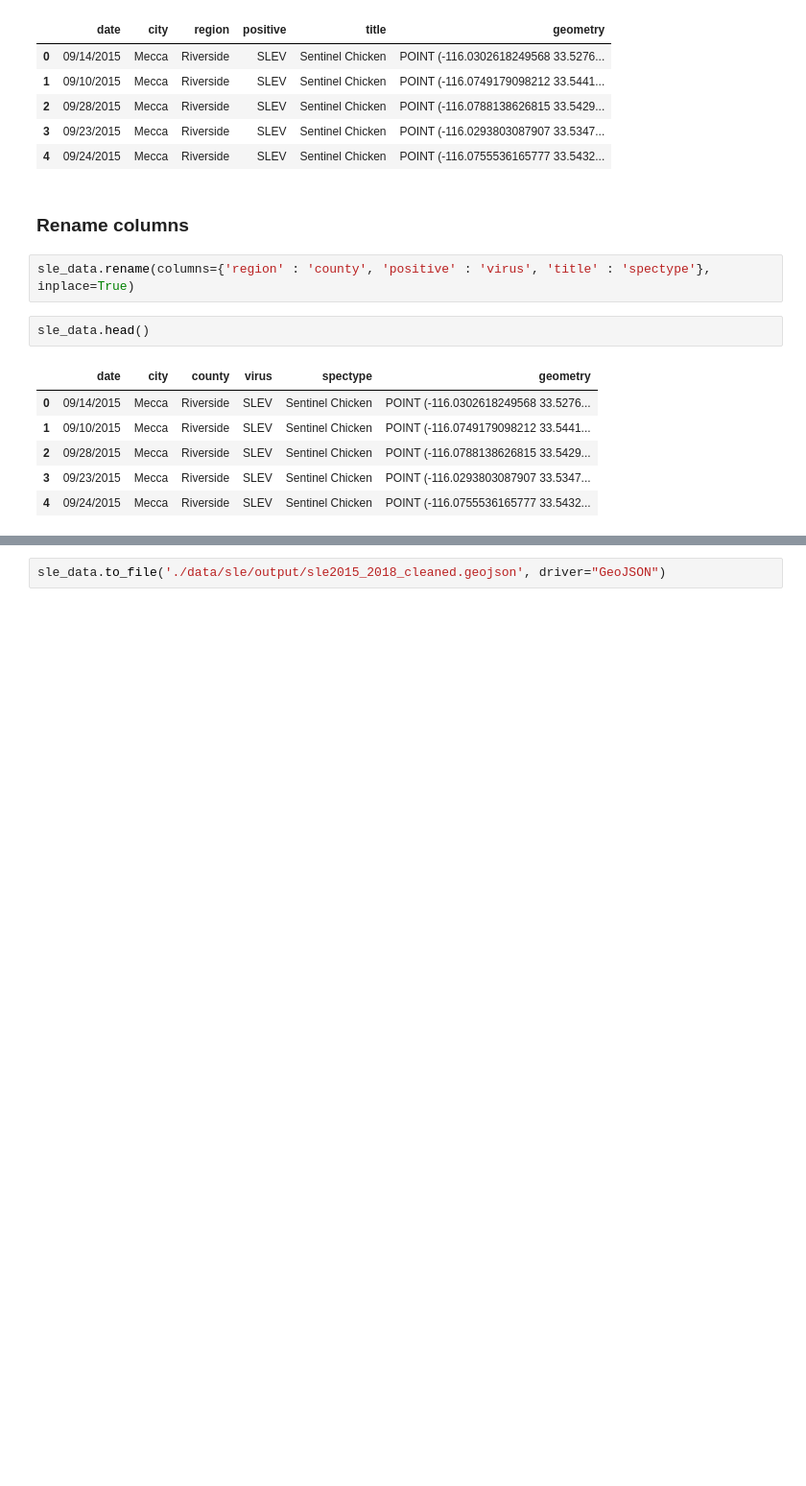
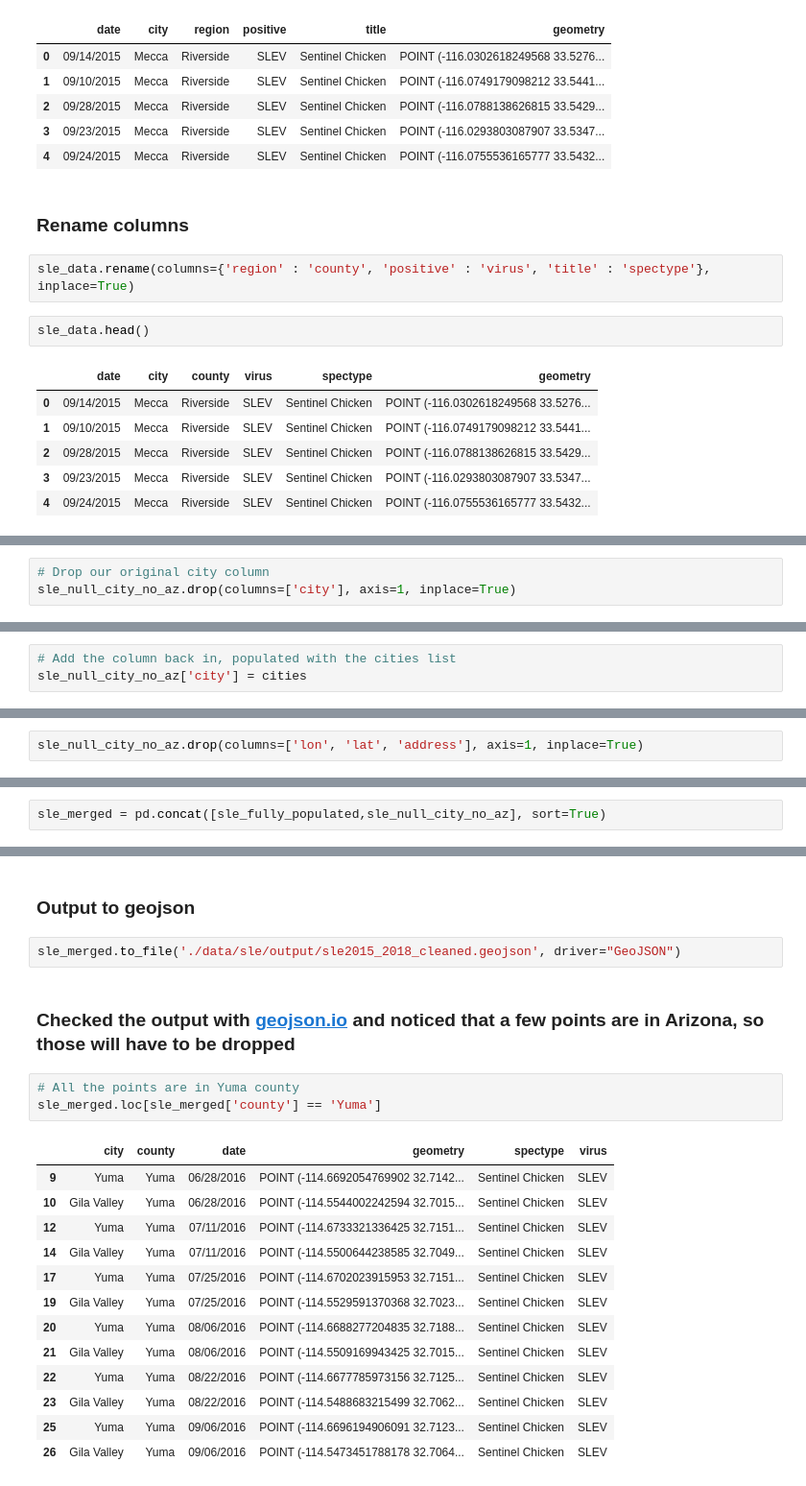
Before and after one commit to bazini627/nmpFinalProject, a Jupyter notebook: sleDataCleanup.ipynb, the cells around one changed output, grey strips where cells are left out. Shown at 96% size. Saved outputs shown, nothing was run; the diff lists cells and outputs as text; blank space fills up the shorter version.

```diff
--- a/sleDataCleanup.ipynb
+++ b/sleDataCleanup.ipynb
@@ -96,0 +176,3 @@ sle_data.head()
+# %%
+# Drop our original city column
+sle_null_city_no_az.drop(columns=['city'], axis=1, inplace=True)
@@ -96,0 +184,3 @@ sle_data.head()
+# %%
+# Add the column back in, populated with the cities list
+sle_null_city_no_az['city'] = cities
@@ -96,0 +194,2 @@ sle_data.head()
+# %%
+sle_null_city_no_az.drop(columns=['lon', 'lat', 'address'], axis=1, inplace=True)
@@ -96,0 +207,2 @@ sle_data.head()
+# %%
+sle_merged = pd.concat([sle_fully_populated,sle_null_city_no_az], sort=True)
@@ -97,2 +218,23 @@ sle_data.head()
+# %% [markdown]
+### Output to geojson
 # %%
-sle_data.to_file('./data/sle/output/sle2015_2018_cleaned.geojson', driver="GeoJSON")
+sle_merged.to_file('./data/sle/output/sle2015_2018_cleaned.geojson', driver="GeoJSON")
+# %% [markdown]
+### Checked the output with [geojson.io](geojson.io) and noticed that a few points are in Arizona, so those will have to be dropped
+# %%
+# All the points are in Yuma county
+sle_merged.loc[sle_merged['county'] == 'Yuma']
+# %% [output]
+|  | city | county | date | geometry | spectype | virus |
+| 9 | Yuma | Yuma | 06/28/2016 | POINT (-114.6692054769902 32.7142... | Sentinel Chicken | SLEV |
+| 10 | Gila Valley | Yuma | 06/28/2016 | POINT (-114.5544002242594 32.7015... | Sentinel Chicken | SLEV |
+| 12 | Yuma | Yuma | 07/11/2016 | POINT (-114.6733321336425 32.7151... | Sentinel Chicken | SLEV |
+| 14 | Gila Valley | Yuma | 07/11/2016 | POINT (-114.5500644238585 32.7049... | Sentinel Chicken | SLEV |
+| 17 | Yuma | Yuma | 07/25/2016 | POINT (-114.6702023915953 32.7151... | Sentinel Chicken | SLEV |
+| 19 | Gila Valley | Yuma | 07/25/2016 | POINT (-114.5529591370368 32.7023... | Sentinel Chicken | SLEV |
+| 20 | Yuma | Yuma | 08/06/2016 | POINT (-114.6688277204835 32.7188... | Sentinel Chicken | SLEV |
+| 21 | Gila Valley | Yuma | 08/06/2016 | POINT (-114.5509169943425 32.7015... | Sentinel Chicken | SLEV |
+| 22 | Yuma | Yuma | 08/22/2016 | POINT (-114.6677785973156 32.7125... | Sentinel Chicken | SLEV |
+| 23 | Gila Valley | Yuma | 08/22/2016 | POINT (-114.5488683215499 32.7062... | Sentinel Chicken | SLEV |
+| 25 | Yuma | Yuma | 09/06/2016 | POINT (-114.6696194906091 32.7123... | Sentinel Chicken | SLEV |
+| 26 | Gila Valley | Yuma | 09/06/2016 | POINT (-114.5473451788178 32.7064... | Sentinel Chicken | SLEV |
```
Also changed, not shown: parts of 26 cells of this notebook, 1 other file.
